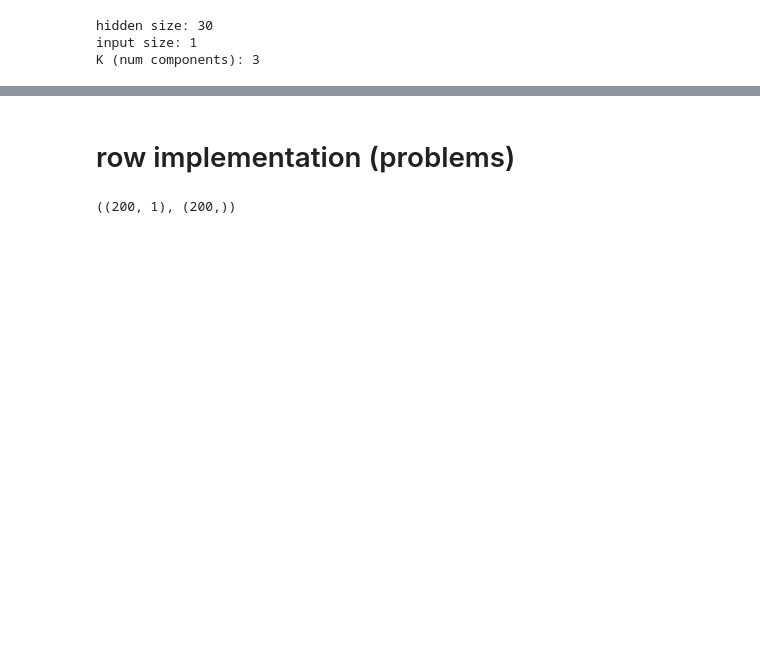
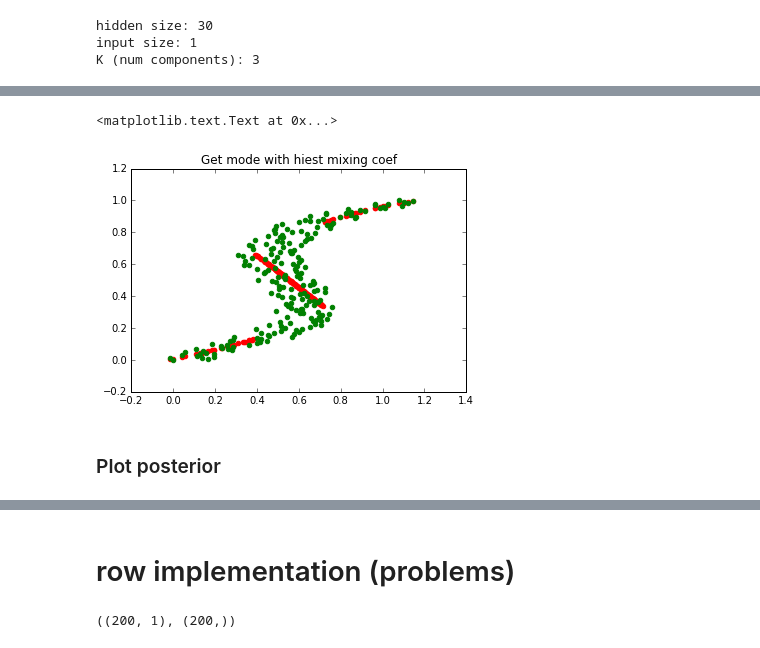
Before and after one commit to davidbp/connectionist, a Jupyter notebook: mixture_density_nets/play_with_mdn.ipynb, the cells around one changed output, grey strips where cells are left out. Saved outputs shown, nothing was run; the diff lists cells and outputs as text; code cells hidden in the pictures; blank space fills up the shorter version.

```diff
--- a/mixture_density_nets/play_with_mdn.ipynb
+++ b/mixture_density_nets/play_with_mdn.ipynb
@@ -106,0 +155,2 @@ epoch:  19000 loss:  -0.784577816932
+# %%
+means, variances, mixing_weights = mdnk.predict_distribution(X.T)
@@ -106,0 +165,6 @@ epoch:  19000 loss:  -0.784577816932
+# %%
+preds = []
+for k in range(len(means)):
+    chosen_mode = np.argmax(mixing_weights[k])
+    chosen_mean = means[k][chosen_mode]
+    preds.append(chosen_mean)
@@ -107,2 +179,12 @@ epoch:  19000 loss:  -0.784577816932
+# %%
+# Get prediction of the model with highest mix_w
+plt.scatter(X, preds, color="red")
+plt.scatter(X,Y,color='g')
+plt.title("Get mode with hiest mixing coef")
+# %% [output]
+<matplotlib.text.Text at 0x...>
+[figure, added]
+# %% [markdown]
+### Plot posterior
 # %%
 # utility function for creating contour plot of the predictions
```
Also changed, not shown: parts of 24 cells of this notebook, 1 other file.
